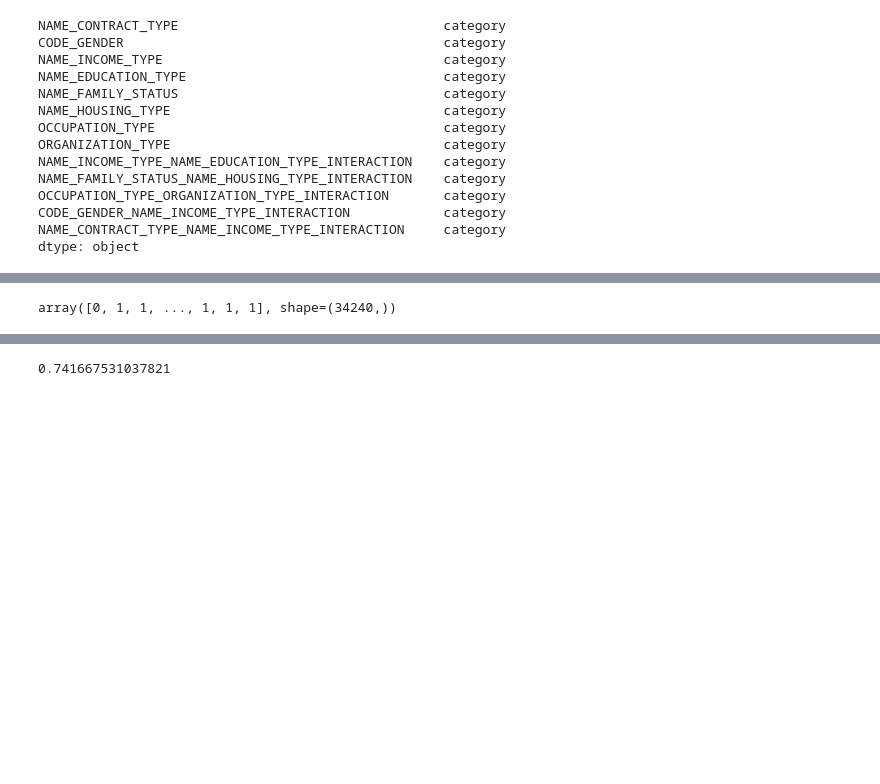
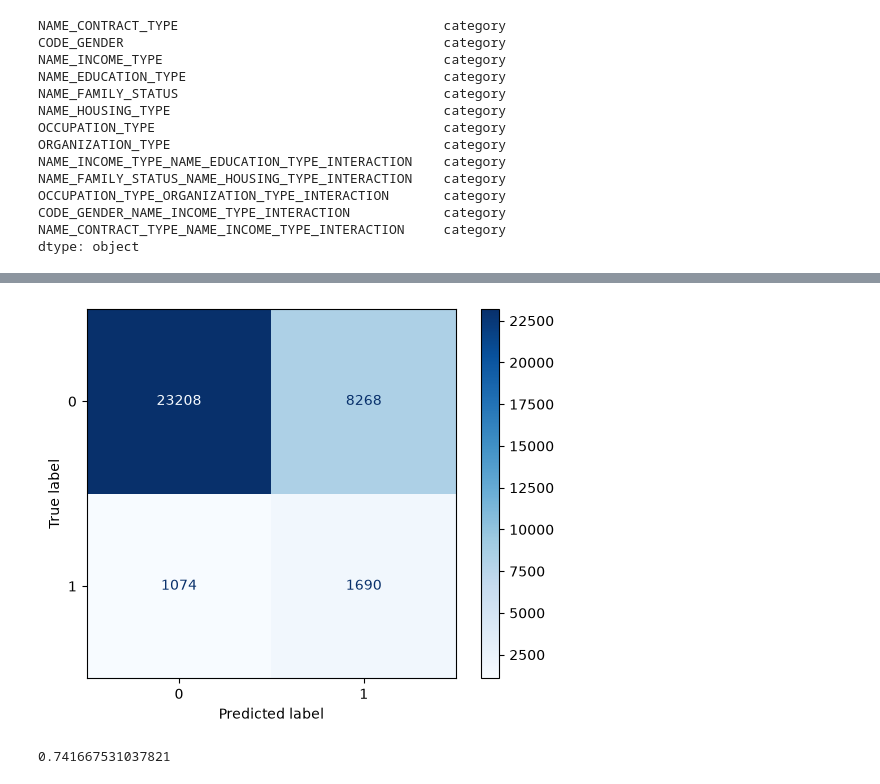
Before and after one commit to john90921/loan_model_prediction, a Jupyter notebook: tutorial.ipynb, the cells around one changed output, grey strips where cells are left out. Saved outputs shown, nothing was run; the diff lists cells and outputs as text; code cells hidden in the pictures; blank space fills up the shorter version.

```diff
--- a/tutorial.ipynb
+++ b/tutorial.ipynb
@@ -737,0 +766,4 @@ You can set `force_col_wise=true` to remove the overhead.
+# %%
+X_valid = X_valid[best_features]
+X_train = X_train[best_features]
+X_train
@@ -840,5 +866,5 @@ Best parameters: {'n_estimators': 600, 'learning_rate': 0.014690223885683914, 'n
 # %%
-best_params = study.best_params.copy()
+best_params =  {'n_estimators': 400, 'learning_rate': 0.013399060561509796, 'num_leaves': 73, 'max_depth': 6, 'min_child_samples': 21, 'subsample': 0.798070764044508, 'colsample_bytree': 0.6137554084460873, 'reg_alpha': 3.5204810455260365, 'reg_lambda': 0.01967432802530612}
 final_model =  lgb.LGBMClassifier(
     **best_params,
     eval_metric="auc",
@@ -888,4 +931,17 @@ print(importance_df)
-# %%
-final_model.predict(X_valid)
-# %% [output]
-array([0, 1, 1, ..., 1, 1, 1], shape=(34240,))
+# %%
+from sklearn.metrics import confusion_matrix, ConfusionMatrixDisplay
+y_pred = final_model.predict(X_valid)
+
+cm = confusion_matrix(y_valid, y_pred)
+
+print(cm)
+
+# Visualize
+disp = ConfusionMatrixDisplay(
+    confusion_matrix=cm,
+
+)
+
+disp.plot(cmap="Blues")
+plt.show()
+# %% [output]
@@ -892,3 +952,4 @@ array([0, 1, 1, ..., 1, 1, 1], shape=(34240,))
+[figure, added]
 # %%
 y_probs = final_model.predict_proba(X_valid)[:, 1]
 roc_auc = roc_auc_score(y_valid, y_probs)
```
Also changed, not shown: parts of 15 cells of this notebook, 1 other file.
